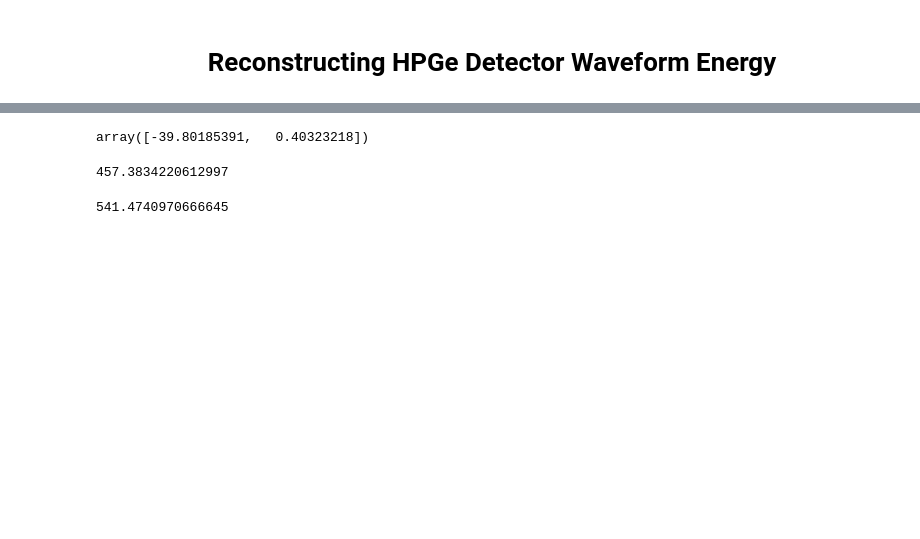
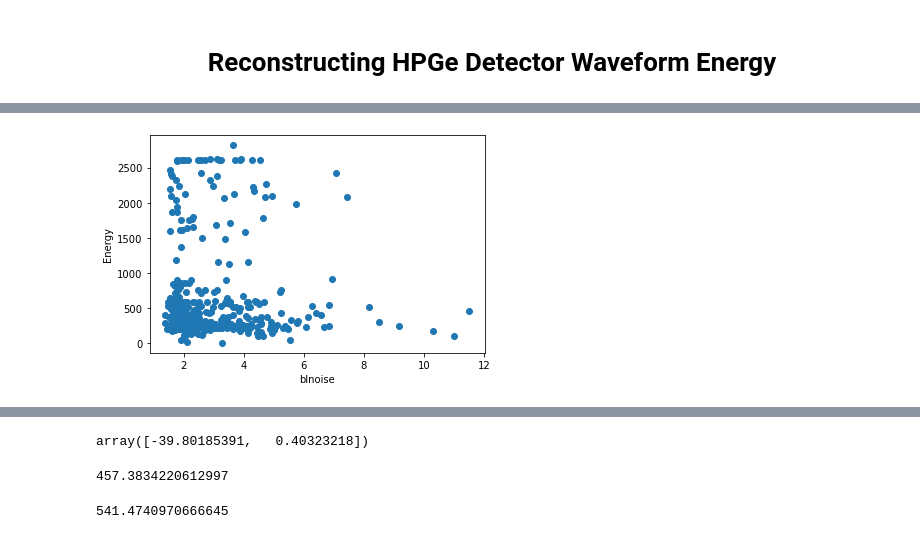
Before and after one commit to owenkyang/HPGe-Detector-Energy-Predictor, a Jupyter notebook: calculator.ipynb, the cells around one changed output, grey strips where cells are left out. Cells and saved outputs as stored; diff of their text form; code cells hidden in the pictures; blank space fills up the shorter version.

```diff
--- a/calculator.ipynb
+++ b/calculator.ipynb
@@ -6,0 +46,7 @@ from itertools import combinations
+# %%
+plt.scatter(waveforms['blnoise'], waveforms['Energy'])
+plt.xlabel('blnoise')
+plt.ylabel('Energy')
+plt.show(block=True)
+# %% [output]
+[figure, added]
```
Also changed, not shown: parts of 8 cells of this notebook.
